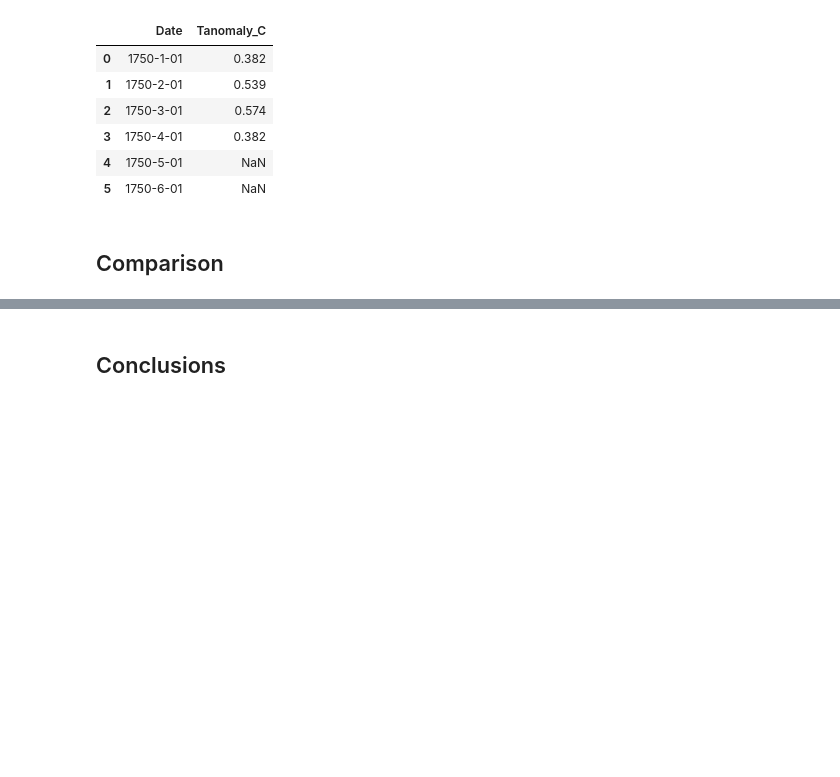
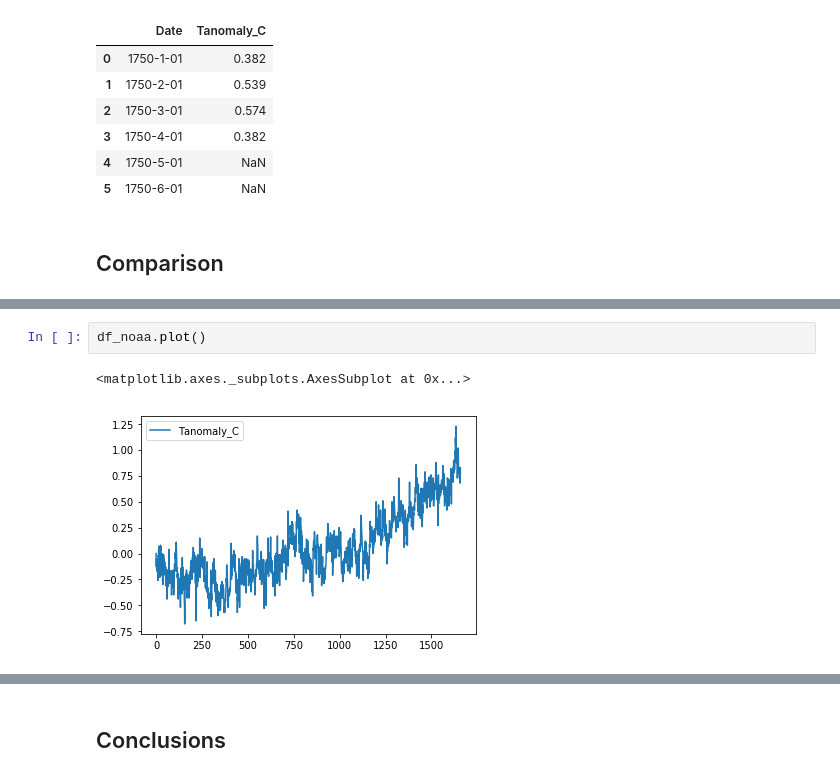
Before and after one commit to toddschultz/DegreesOfClimateChange, a Jupyter notebook: examples/GlobalTemperatureComparison.ipynb, the cells around one changed output, grey strips where cells are left out. Cells and saved outputs as stored; diff of their text form; blank space fills up the shorter version.

```diff
--- a/examples/GlobalTemperatureComparison.ipynb
+++ b/examples/GlobalTemperatureComparison.ipynb
@@ -64,0 +112,5 @@ df_berkeley[0:6]
+# %%
+df_noaa.plot()
+# %% [output]
+<matplotlib.axes._subplots.AxesSubplot at 0x...>
+[figure, added]
```
Also changed, not shown: parts of 5 cells of this notebook.
